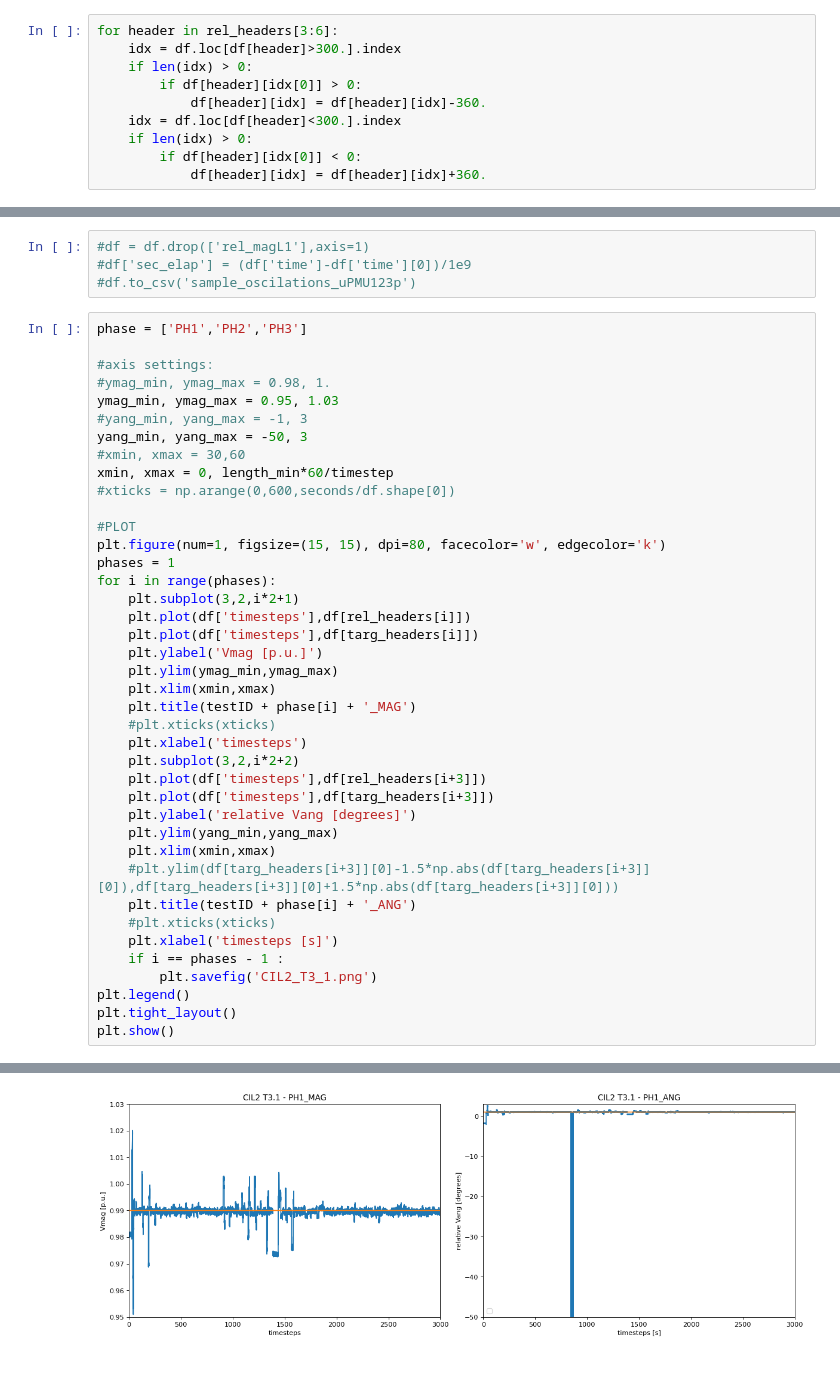
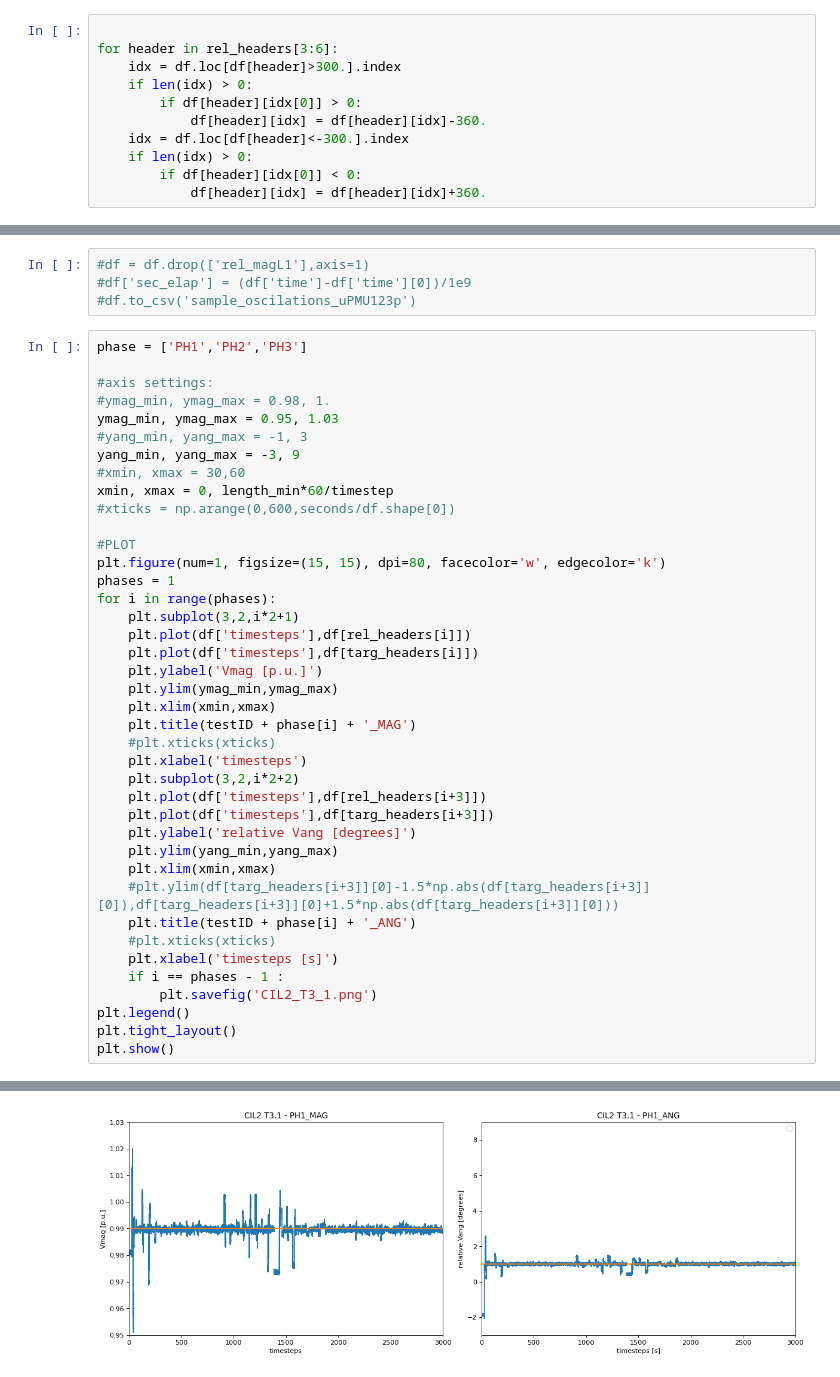
Before and after one commit to gtfierro/energise-implementation, a Jupyter notebook: Result_processing/pgAPI.ipynb, the cells around one changed output, grey strips where cells are left out. Drawn from its saved outputs; the diff is of its cells as text.

```diff
--- a/Result_processing/pgAPI.ipynb
+++ b/Result_processing/pgAPI.ipynb
@@ -366,12 +366,13 @@ df['timesteps'] = df['sec_elap']/timestep
 ['rel_magL1', 'rel_magL2', 'rel_magL3', 'rel_angL1', 'rel_angL2', 'rel_angL3']
 ['targ_magL1', 'targ_magL2', 'targ_magL3', 'targ_angL1', 'targ_angL2', 'targ_angL3']
 # %%
+
 for header in rel_headers[3:6]:
     idx = df.loc[df[header]>300.].index
     if len(idx) > 0:
         if df[header][idx[0]] > 0:
             df[header][idx] = df[header][idx]-360.
-    idx = df.loc[df[header]<300.].index
+    idx = df.loc[df[header]<-300.].index
     if len(idx) > 0:
         if df[header][idx[0]] < 0:
             df[header][idx] = df[header][idx]+360.
@@ -396,7 +406,7 @@ phase = ['PH1','PH2','PH3']
 #ymag_min, ymag_max = 0.98, 1.
 ymag_min, ymag_max = 0.95, 1.03
 #yang_min, yang_max = -1, 3
-yang_min, yang_max = -50, 3
+yang_min, yang_max = -3, 9
 #xmin, xmax = 30,60
 xmin, xmax = 0, length_min*60/timestep
 #xticks = np.arange(0,600,seconds/df.shape[0])
@@ -404,31 +414,31 @@ xmin, xmax = 0, length_min*60/timestep
 #PLOT
 plt.figure(num=1, figsize=(15, 15), dpi=80, facecolor='w', edgecolor='k')
 phases = 1
 for i in range(phases):
     plt.subplot(3,2,i*2+1)
     plt.plot(df['timesteps'],df[rel_headers[i]])
     plt.plot(df['timesteps'],df[targ_headers[i]])
     plt.ylabel('Vmag [p.u.]')
     plt.ylim(ymag_min,ymag_max)
     plt.xlim(xmin,xmax)
     plt.title(testID + phase[i] + '_MAG')
     #plt.xticks(xticks)
     plt.xlabel('timesteps')
     plt.subplot(3,2,i*2+2)
     plt.plot(df['timesteps'],df[rel_headers[i+3]])
     plt.plot(df['timesteps'],df[targ_headers[i+3]])
     plt.ylabel('relative Vang [degrees]')
     plt.ylim(yang_min,yang_max)
     plt.xlim(xmin,xmax)
     #plt.ylim(df[targ_headers[i+3]][0]-1.5*np.abs(df[targ_headers[i+3]][0]),df[targ_headers[i+3]][0]+1.5*np.abs(df[targ_headers[i+3]][0]))
     plt.title(testID + phase[i] + '_ANG')
     #plt.xticks(xticks)
     plt.xlabel('timesteps [s]')
     if i == phases - 1 :
         plt.savefig('CIL2_T3_1.png')
 plt.legend()
 plt.tight_layout()
 plt.show()
 # %% [output]
 No handles with labels found to put in legend.
-[figure, old version]
+[figure, new version]
```
Also changed, not shown: parts of 1 cell of this notebook.
